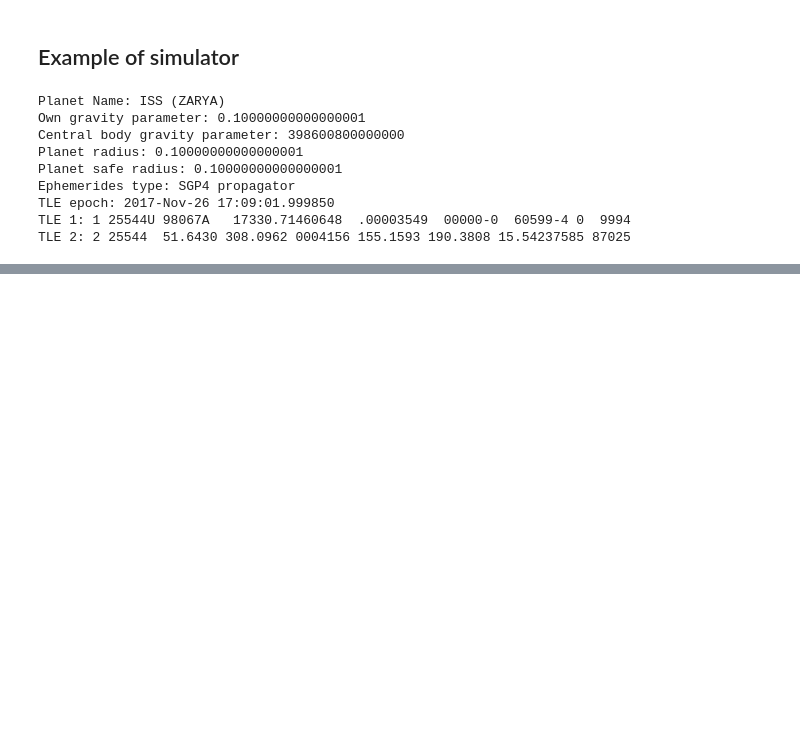
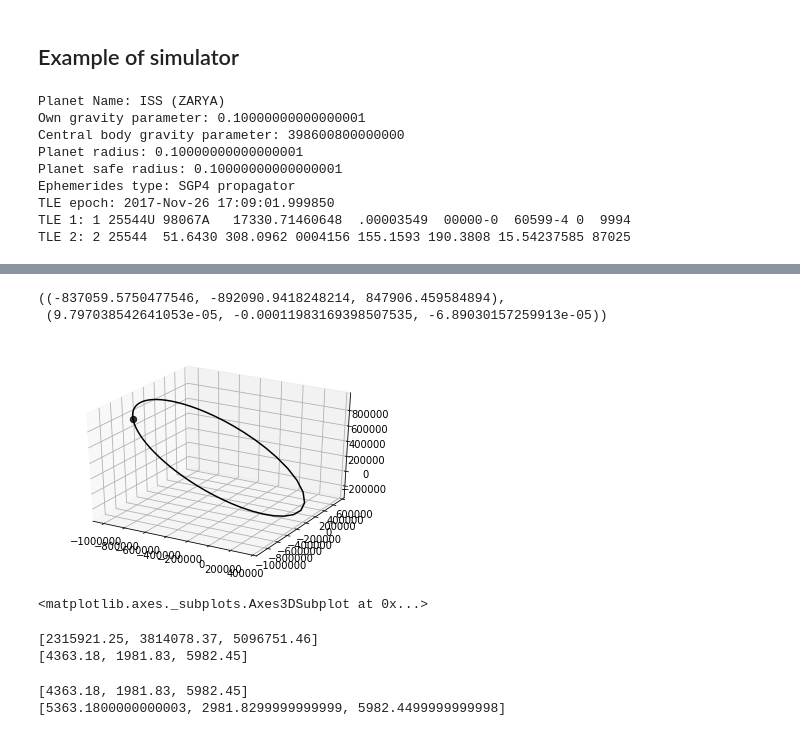
Before and after one commit to yandexdataschool/satellite-collision-avoidance, a Jupyter notebook: PyKEP.ipynb, the cells around one changed output, grey strips where cells are left out. Cells and saved outputs as stored; diff of their text form; code cells hidden in the pictures; blank space fills up the shorter version.

```diff
--- a/PyKEP.ipynb
+++ b/PyKEP.ipynb
@@ -429,0 +429,5 @@ Debris 1 velocity: Vx - 0.00, Vy - -0.00, Vz - -0.00
+# %%
+t = pk.epoch_from_string("2017-Nov-27 15:16:20")
+d1 = debris[-1]
+print(ISS.satellite)
+print(d1.satellite)
@@ -429,0 +452,19 @@ Debris 1 velocity: Vx - 0.00, Vy - -0.00, Vz - -0.00
+# %%
+d1.satellite.eph(t)
+# %% [output]
+((-837059.5750477546, -892090.9418248214, 847906.459584894),
+ (9.797038542641053e-05, -0.00011983169398507535, -6.89030157259913e-05))
+# %%
+from pykep.orbit_plots import plot_planet
+
+plot_planet(d1.satellite)
+# %% [output]
+[figure, added]
+<matplotlib.axes._subplots.Axes3DSubplot at 0x...>
+# %%
+pos, v = [2315921.25, 3814078.37, 5096751.46], [4363.18, 1981.83, 5982.45]
+print(pos)
+print(v)
+# %% [output]
+[2315921.25, 3814078.37, 5096751.46]
+[4363.18, 1981.83, 5982.45]
@@ -429,0 +474,6 @@ Debris 1 velocity: Vx - 0.00, Vy - -0.00, Vz - -0.00
+# %%
+print(v)
+print(v_after_act)
+# %% [output]
+[4363.18, 1981.83, 5982.45]
+[5363.1800000000003, 2981.8299999999999, 5982.4499999999998]
```
Also changed, not shown: parts of 11 cells of this notebook, 1 other file.
